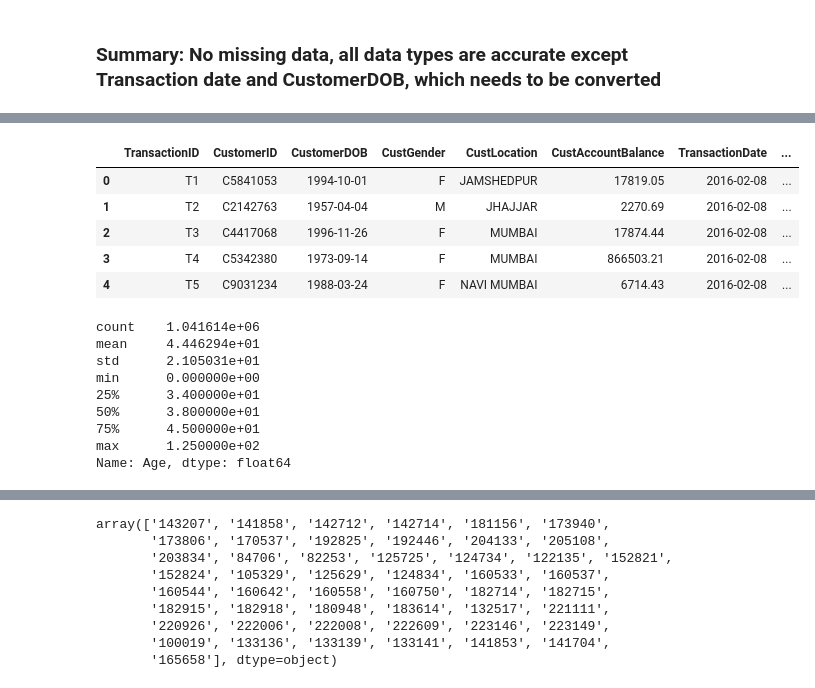
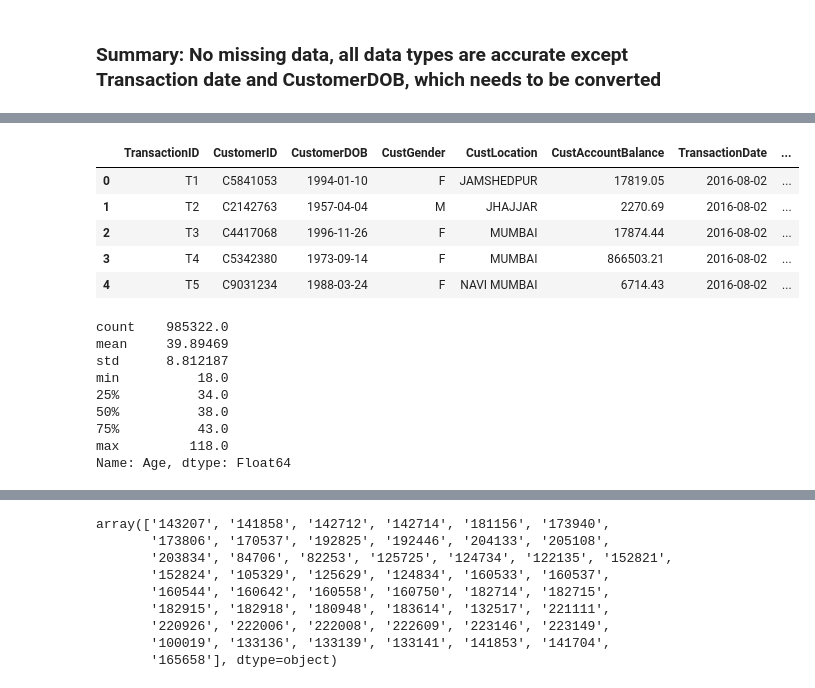
Before and after one commit to omoleekk77/Retail_Banking, a Jupyter notebook: notebooks/01_rfm_refinement.ipynb, the cells around one changed output, grey strips where cells are left out. Cells and saved outputs as stored; diff of their text form; code cells hidden in the pictures.

```diff
--- a/notebooks/01_rfm_refinement.ipynb
+++ b/notebooks/01_rfm_refinement.ipynb
@@ -146,4 +202,23 @@ data.loc[too_old_mask, 'CustomerDOB'] = data.loc[too_old_mask, 'CustomerDOB'] +
+# %%
+data2 = df.copy()
 # %%
-# Create "Age" from CustomerDOB
-today = pd.to_datetime("today")
-data['Age'] = (today - data['CustomerDOB']).dt.days// 365
+#Create Age Column
+# keep using data1 (cleaned) and its datetime DOB column
+today = pd.Timestamp.today().normalize()
+dob   = pd.to_datetime(data2['CustomerDOB'], errors='coerce')
+
+# Has birthday happened yet this year?
+has_birthday = (
+    (dob.dt.month < today.month) |
+    ((dob.dt.month == today.month) & (dob.dt.day <= today.day))
+)
+
+# Age = year diff minus 1 if birthday hasn't happened
+age = (today.year - dob.dt.year) - (~has_birthday).astype(int)
+
+# tidy: NaT-safe and plausible bounds
+age = age.where(dob.notna())
+age = age.mask((age < 0) | (age > 120)).astype('Int64')
+
+data2['Age'] = age
+data2[['CustomerID','CustomerDOB','Age']].head()
@@ -150,22 +232,22 @@ data['Age'] = (today - data['CustomerDOB']).dt.days// 365
 # %%
-data.head()
+data2.head()
 # %% [output]
 |  | TransactionID | CustomerID | CustomerDOB | CustGender | CustLocation | CustAccountBalance | TransactionDate | ... |
-| 0 | T1 | C5841053 | 1994-10-01 | F | JAMSHEDPUR | 17819.05 | 2016-02-08 | ... |
-| 1 | T2 | C2142763 | 1957-04-04 | M | JHAJJAR | 2270.69 | 2016-02-08 | ... |
-| 2 | T3 | C4417068 | 1996-11-26 | F | MUMBAI | 17874.44 | 2016-02-08 | ... |
-| 3 | T4 | C5342380 | 1973-09-14 | F | MUMBAI | 866503.21 | 2016-02-08 | ... |
-| 4 | T5 | C9031234 | 1988-03-24 | F | NAVI MUMBAI | 6714.43 | 2016-02-08 | ... |
+| 0 | T1 | C5841053 | 1994-01-10 | F | JAMSHEDPUR | 17819.05 | 2016-08-02 | ... |
+| 1 | T2 | C2142763 | 1957-04-04 | M | JHAJJAR | 2270.69 | 2016-08-02 | ... |
+| 2 | T3 | C4417068 | 1996-11-26 | F | MUMBAI | 17874.44 | 2016-08-02 | ... |
+| 3 | T4 | C5342380 | 1973-09-14 | F | MUMBAI | 866503.21 | 2016-08-02 | ... |
+| 4 | T5 | C9031234 | 1988-03-24 | F | NAVI MUMBAI | 6714.43 | 2016-08-02 | ... |
 # %%
 # Investigate the Ages column for abnormal figures
-data['Age'].describe()
+data2['Age'].describe()
 # %% [output]
-count    1.041614e+06
-mean     4.446294e+01
-std      2.105031e+01
-min      0.000000e+00
-25%      3.400000e+01
-50%      3.800000e+01
-75%      4.500000e+01
-max      1.250000e+02
-Name: Age, dtype: float64
+count    985322.0
+mean     39.89469
+std      8.812187
+min          18.0
+25%          34.0
+50%          38.0
+75%          43.0
+max         118.0
+Name: Age, dtype: Float64
```
Also changed, not shown: parts of 25 cells of this notebook, 6 other files.
